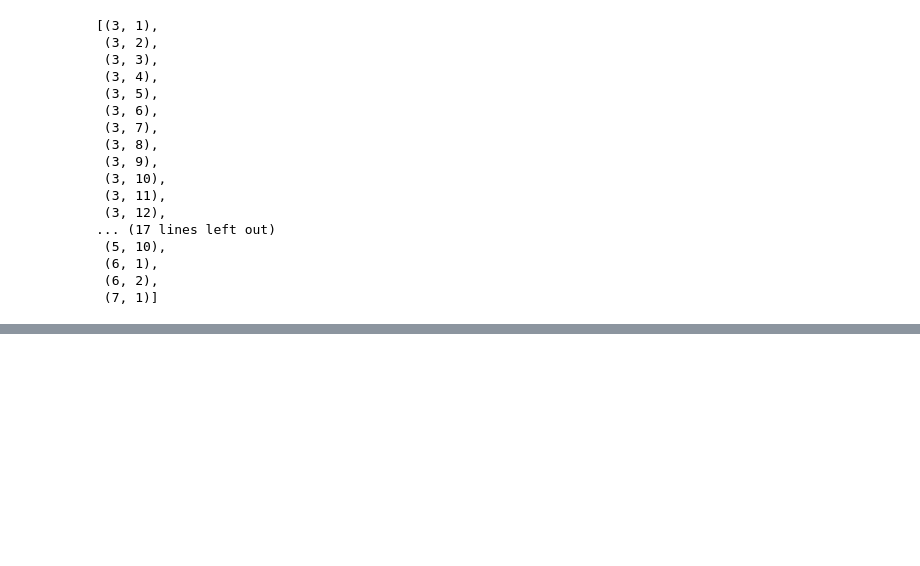
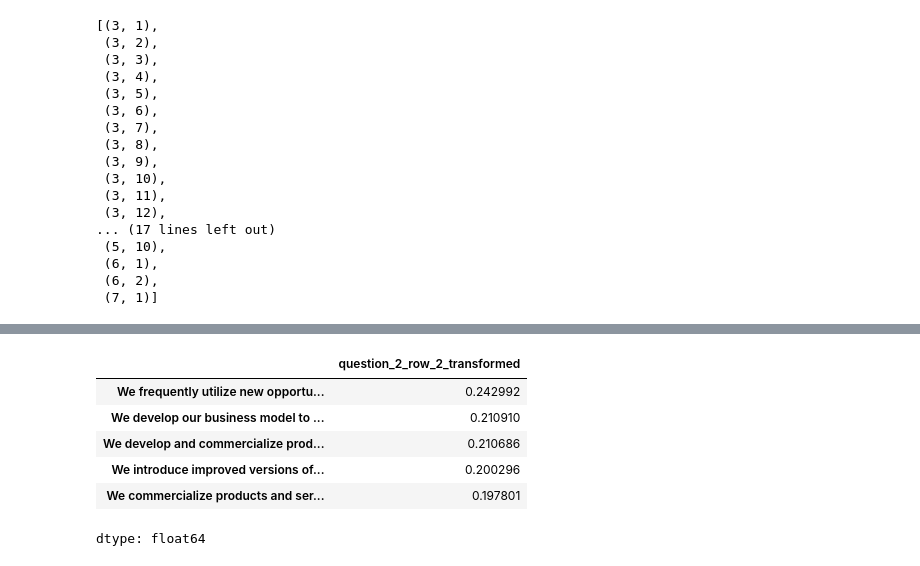
Before and after one commit to anmar36a/Data-Analysis, a Jupyter notebook: Finnish_Company_Survey.ipynb, the cells around one changed output, grey strips where cells are left out. Drawn from its saved outputs; the diff is of its cells as text; code cells hidden in the pictures; blank space fills up the shorter version.

```diff
--- a/Finnish_Company_Survey.ipynb
+++ b/Finnish_Company_Survey.ipynb
@@ -193,7 +191,12 @@ questions_list
  (7, 1)]
 # %%
 # Plot a given or random survey question
+
+# Choose a random column from the dataframe
 import random
+
+n_question, n_row = questions_list[random.randint(0, len(questions_list))]
+column_name = f'question_{n_question}_row_{n_row}'
 
 # Convert column values to their meaning
 value_mapping = {
@@ -203,22 +206,37 @@ value_mapping = {
       4: 'Agree',
       5: 'Strongly Agree'
   }
-
-n_question, n_row = questions_list[random.randint(0, len(questions_list))]
-column_name = f'question_{n_question}_row_{n_row}'
-
-df[column_name] = df[column_name].map(value_mapping)
+new_col_values = list(value_mapping.values())
+column_answers = pd.Categorical(df[column_name].map(value_mapping),
+                                 new_col_values, ordered=True)
 
 fig = px.histogram(
-    df,
-    x= column_name,
+    x= column_answers,
+    title= f'Question: "{questions_dict[column_name]}"',
     labels= {
-        column_name: questions_dict[column_name]
+        'x': 'Selected option'
     },
-    color_discrete_sequence=["#70A500"]
+    color_discrete_sequence=["#70A500"],
+    category_orders= {'x': new_col_values}
 )
 
 # Add spacing between bars
-fig.update_layout(bargap=0.2)
+fig.update_layout(bargap=0.2, title_x=0.5)
+fig.show()
 # %% [output]
 [interactive output not drawn]
+# %%
+# Find which 5 questions have the highest correlation with future growth expectations
+growth_correlation_series = df.corr()['question_2_row_2_transformed']
+
+growth_correlation_series.rename(questions_dict, inplace=True)
+
+growth_correlation_series.sort_values(ascending=False)[2:7] # First two rows correspond to growth and employees
+# %% [output]
+|  | question_2_row_2_transformed |
+| We frequently utilize new opportu... | 0.242992 |
+| We develop our business model to ... | 0.210910 |
+| We develop and commercialize prod... | 0.210686 |
+| We introduce improved versions of... | 0.200296 |
+| We commercialize products and ser... | 0.197801 |
+dtype: float64
```
Also changed, not shown: parts of 10 cells of this notebook.
